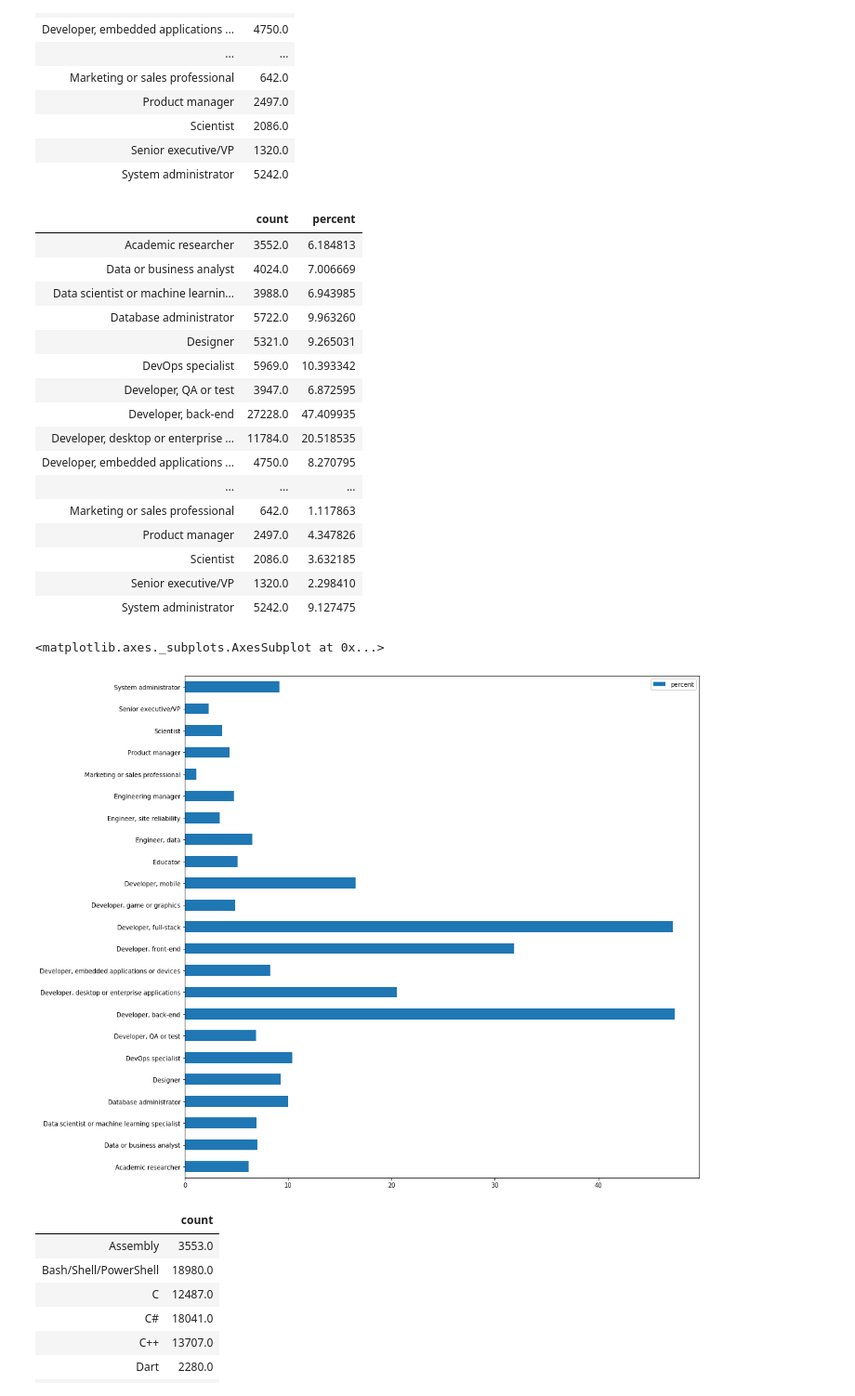
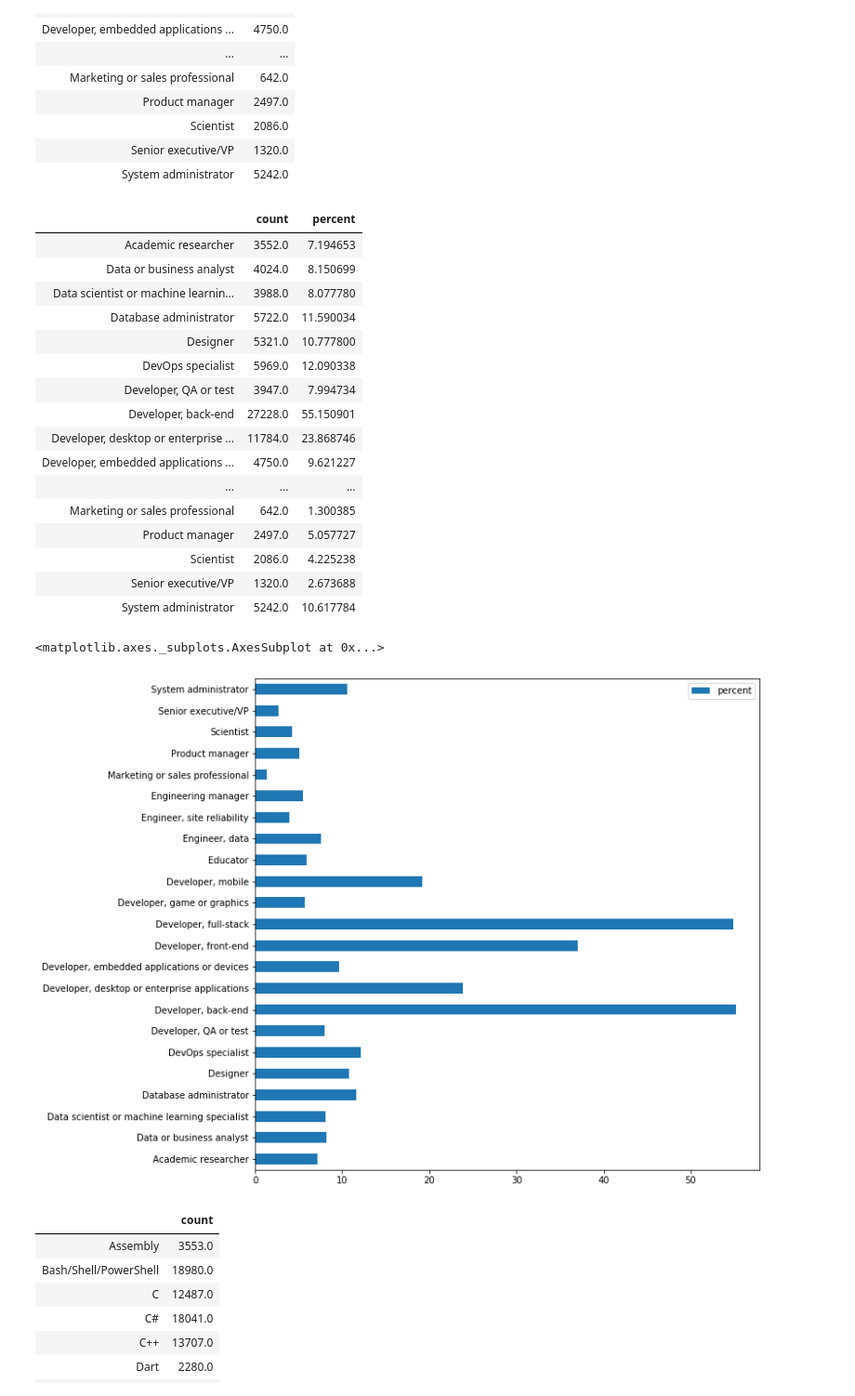
Before and after one commit to endormi/data-analysis, a Jupyter notebook: surveys/so_survey2020.ipynb, the cells around one changed output. Shown at 93% size. Saved outputs shown, nothing was run; the diff lists cells and outputs as text; code cells hidden in the pictures.

Commit message:
Decrease figsize on 2020 results
* Fixes #5

---

I used the same results csv file, but some of the results, idk why

```diff
--- a/surveys/so_survey2020.ipynb
+++ b/surveys/so_survey2020.ipynb
@@ -81,31 +81,31 @@ dev_sum
 | System administrator | 5242.0 |
 # %%
 total_dev = survey_data[survey_data['DevType'].notnull()].shape[0]
-dev_sum['percent'] = dev_sum['count']/tot*100
+dev_sum['percent'] = dev_sum['count']/total_dev*100
 dev_sum
 # %% [output]
 |  | count | percent |
-| Academic researcher | 3552.0 | 6.184813 |
-| Data or business analyst | 4024.0 | 7.006669 |
-| Data scientist or machine learnin... | 3988.0 | 6.943985 |
-| Database administrator | 5722.0 | 9.963260 |
-| Designer | 5321.0 | 9.265031 |
-| DevOps specialist | 5969.0 | 10.393342 |
-| Developer, QA or test | 3947.0 | 6.872595 |
-| Developer, back-end | 27228.0 | 47.409935 |
-| Developer, desktop or enterprise ... | 11784.0 | 20.518535 |
-| Developer, embedded applications ... | 4750.0 | 8.270795 |
+| Academic researcher | 3552.0 | 7.194653 |
+| Data or business analyst | 4024.0 | 8.150699 |
+| Data scientist or machine learnin... | 3988.0 | 8.077780 |
+| Database administrator | 5722.0 | 11.590034 |
+| Designer | 5321.0 | 10.777800 |
+| DevOps specialist | 5969.0 | 12.090338 |
+| Developer, QA or test | 3947.0 | 7.994734 |
+| Developer, back-end | 27228.0 | 55.150901 |
+| Developer, desktop or enterprise ... | 11784.0 | 23.868746 |
+| Developer, embedded applications ... | 4750.0 | 9.621227 |
 | ... | ... | ... |
-| Marketing or sales professional | 642.0 | 1.117863 |
-| Product manager | 2497.0 | 4.347826 |
-| Scientist | 2086.0 | 3.632185 |
-| Senior executive/VP | 1320.0 | 2.298410 |
-| System administrator | 5242.0 | 9.127475 |
+| Marketing or sales professional | 642.0 | 1.300385 |
+| Product manager | 2497.0 | 5.057727 |
+| Scientist | 2086.0 | 4.225238 |
+| Senior executive/VP | 1320.0 | 2.673688 |
+| System administrator | 5242.0 | 10.617784 |
 # %%
-dev_sum.plot.barh(y='percent', figsize=(15,15))
+dev_sum.plot.barh(y='percent', figsize=(10,10))
 # %% [output]
 <matplotlib.axes._subplots.AxesSubplot at 0x...>
-[figure, old version]
+[figure, new version]
 # %%
 summary = pd.DataFrame({'count':
     summary.sum(axis=1)
```
Also changed, not shown: parts of 1 cell of this notebook, 3 other files.
